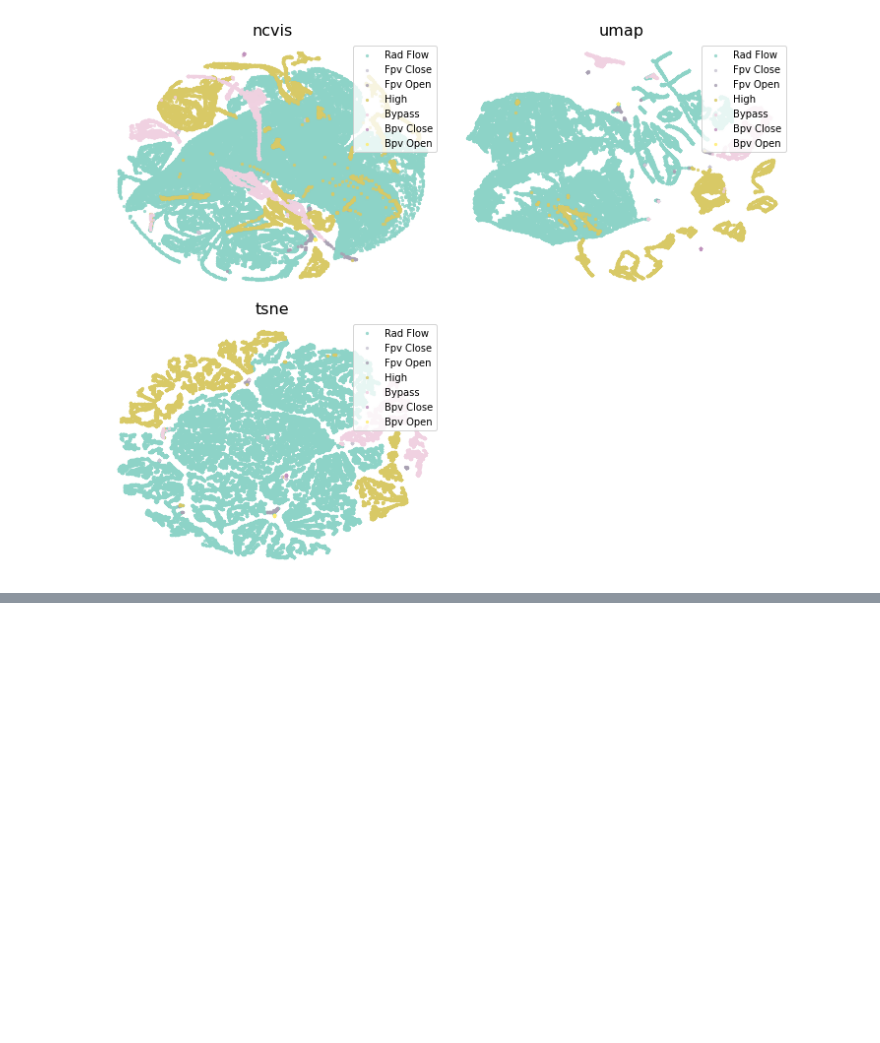
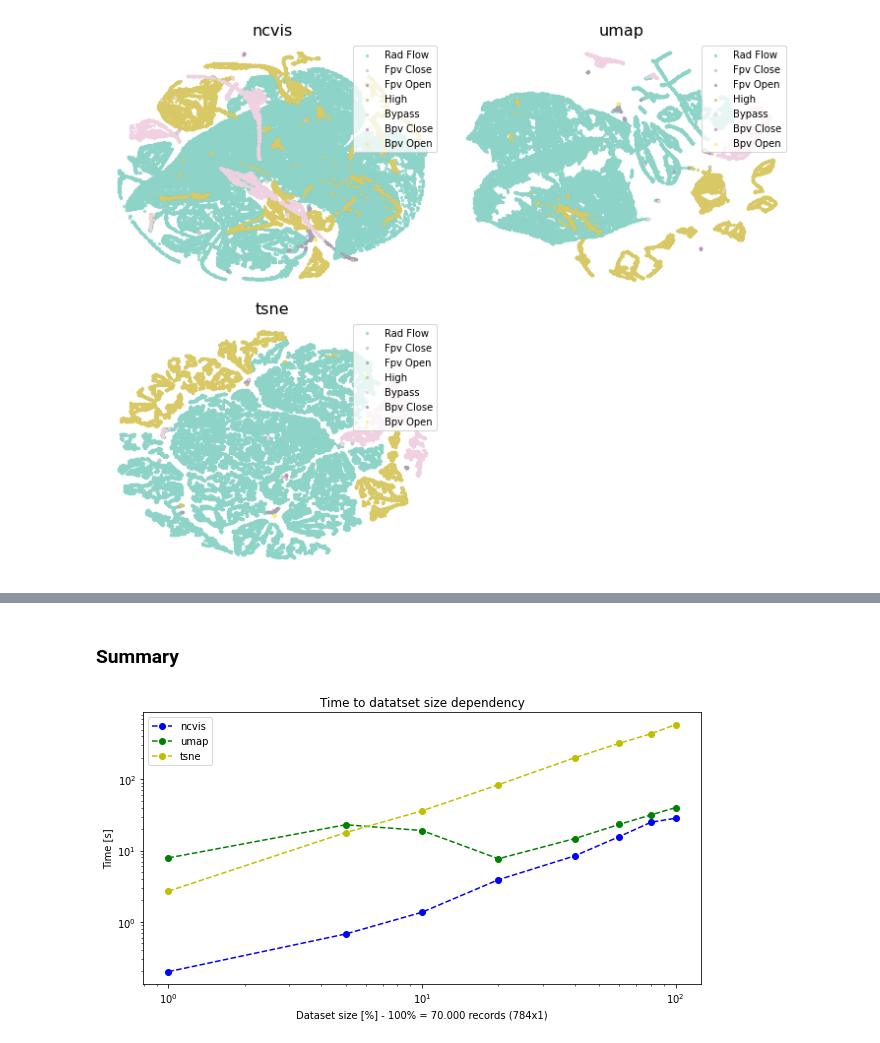
Before and after one commit to Andropogon/Data-Visualization-Project, a Jupyter notebook: ncvis_comparison.ipynb, the cells around one changed output, grey strips where cells are left out. Drawn from its saved outputs; the diff is of its cells as text; code cells hidden in the pictures; blank space fills up the shorter version.

Commit message:
Time to dataset size comparsion added

```diff
--- a/ncvis_comparison.ipynb
+++ b/ncvis_comparison.ipynb
@@ -300,0 +491,20 @@ fig.savefig("img/shuttle.pdf")
+# %% [markdown]
+### Summary
+# %%
+datasets_size = [1,5,10,20,40,60,80,100]
+ncvis_times = [0.199, 0.673, 1.36, 3.89, 8.41, 15.7, 25, 28.4]
+umap_times = [7.88, 23, 19.1, 7.66, 14.7, 23.3, 31.7, 40.1]
+tsne_times = [2.69, 17.9, 36.1, 84, 201, 321, 437, 588]
+plt.figure(figsize=(10,5))
+plt.plot(datasets_size, ncvis_times,'bo--', label='ncvis')
+plt.plot(datasets_size, umap_times,'go--', label='umap')
+plt.plot(datasets_size, tsne_times,'yo--', label='tsne')
+plt.title("Time to datatset size dependency")
+plt.xlabel("Dataset size [%] - 100% = 70.000 records (784x1)")
+plt.ylabel("Time [s]")
+plt.legend(loc=2)
+plt.xscale('log')
+plt.yscale('log')
+plt.show()
+# %% [output]
+[figure, added]
```
Also changed, not shown: parts of 41 cells of this notebook.
